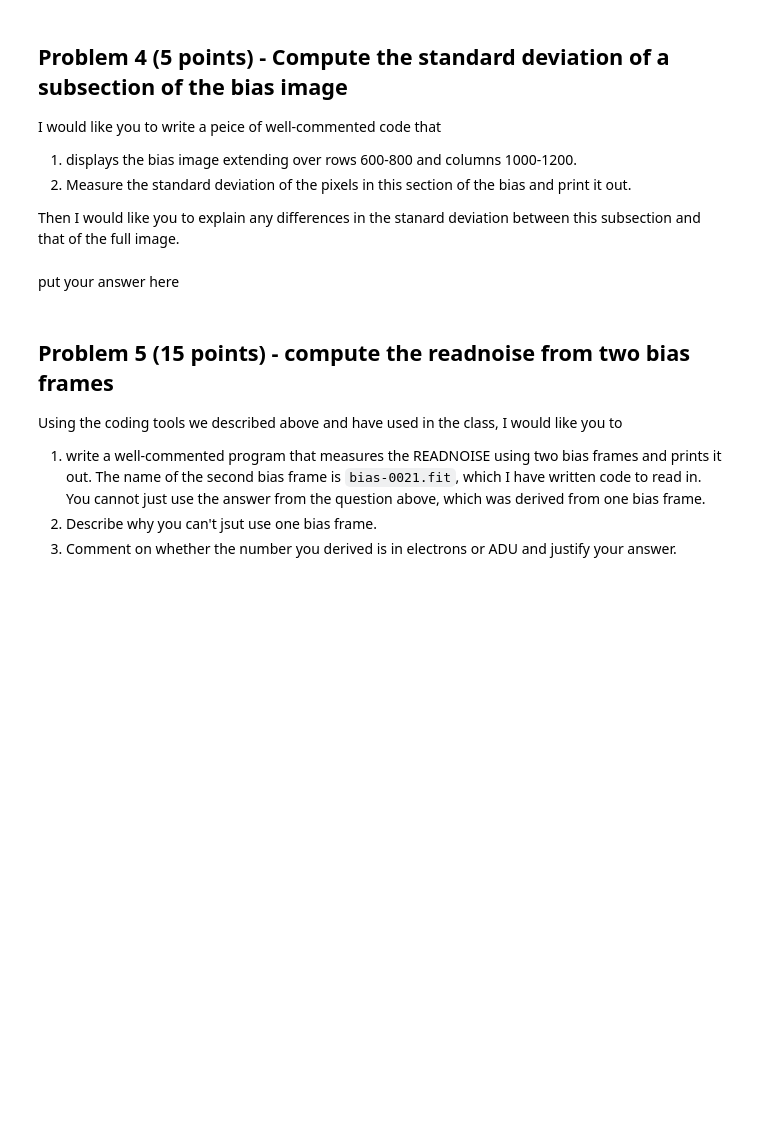
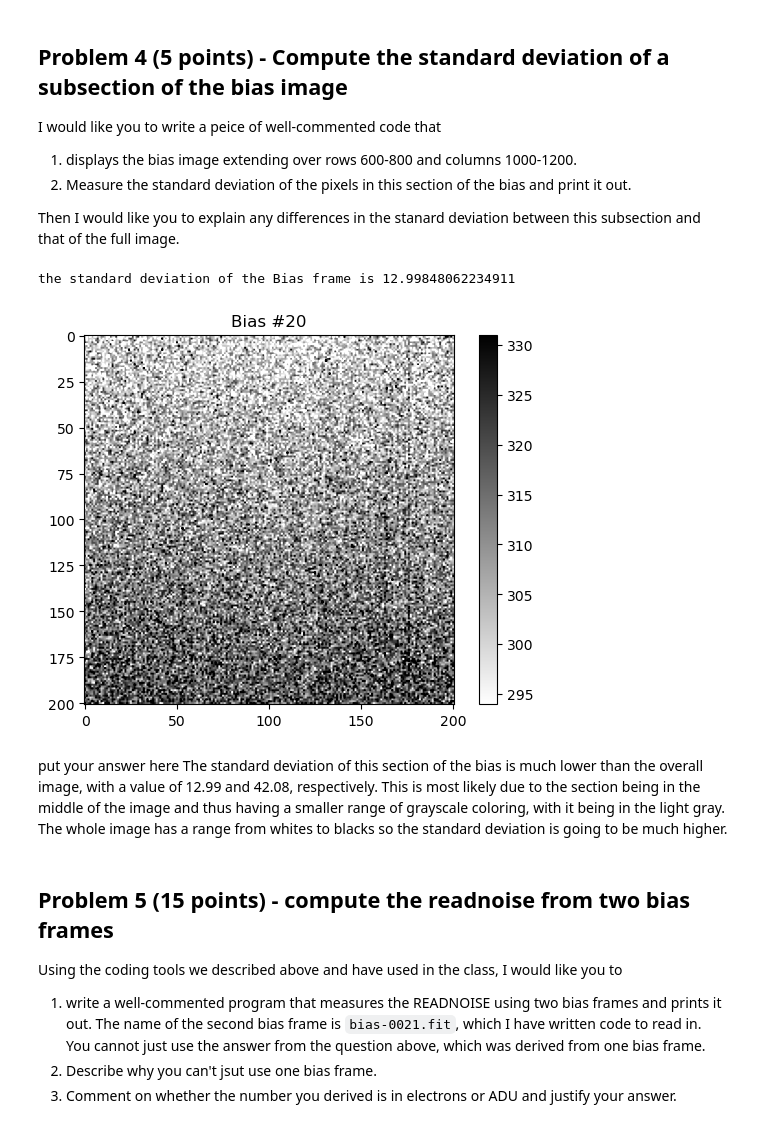
Before and after one commit to aaronreithku/Reductionproject_student, a Jupyter notebook: characterize_CCD_student.ipynb, the cells around one changed output. Saved outputs shown, nothing was run; the diff lists cells and outputs as text; code cells hidden in the pictures; blank space fills up the shorter version.

```diff
--- a/characterize_CCD_student.ipynb
+++ b/characterize_CCD_student.ipynb
@@ -156,5 +154,16 @@ Then I would like you to explain any differences in the stanard deviation betwee
-# %% [markdown]
-put your answer here
+# %%
+#Put your code here
+#***********************
+plt.figure()
+imdisplay(data_bias1[600:801:1,1000:1201:1]) #slice the bias array
+plt.title("Bias #20")
+print("the standard deviation of the Bias frame is", np.std(data_bias1[600:801:1,1000:1201:1])) #prints out the standard deviation
+# %% [output]
+the standard deviation of the Bias frame is 12.99848062234911
+[figure, added]
+# %% [markdown]
+put your answer here
+The standard deviation of this section of the bias is much lower than the overall image, with a value of 12.99 and 42.08, respectively. This is most likely due to the section being in the middle of the image and thus having a smaller range of grayscale coloring, with it being in the light gray. The whole image has a range from whites to blacks so the standard deviation is going to be much higher.
 # %% [markdown]
 ## Problem 5 (15 points) - compute the readnoise from two bias frames
 Using the coding tools we described above and have used in the class, I would like you to
```
Also changed, not shown: parts of 5 cells of this notebook.
